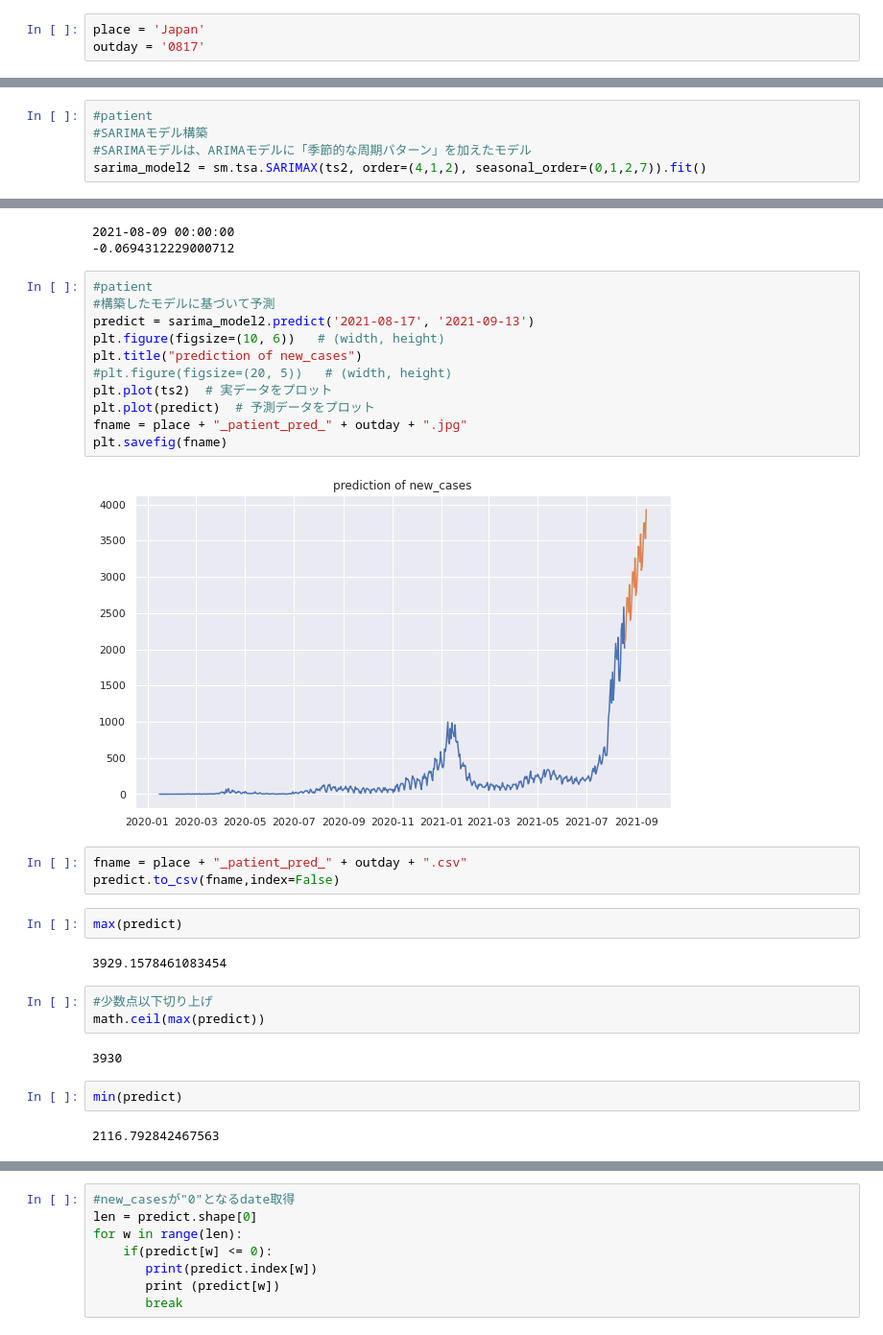
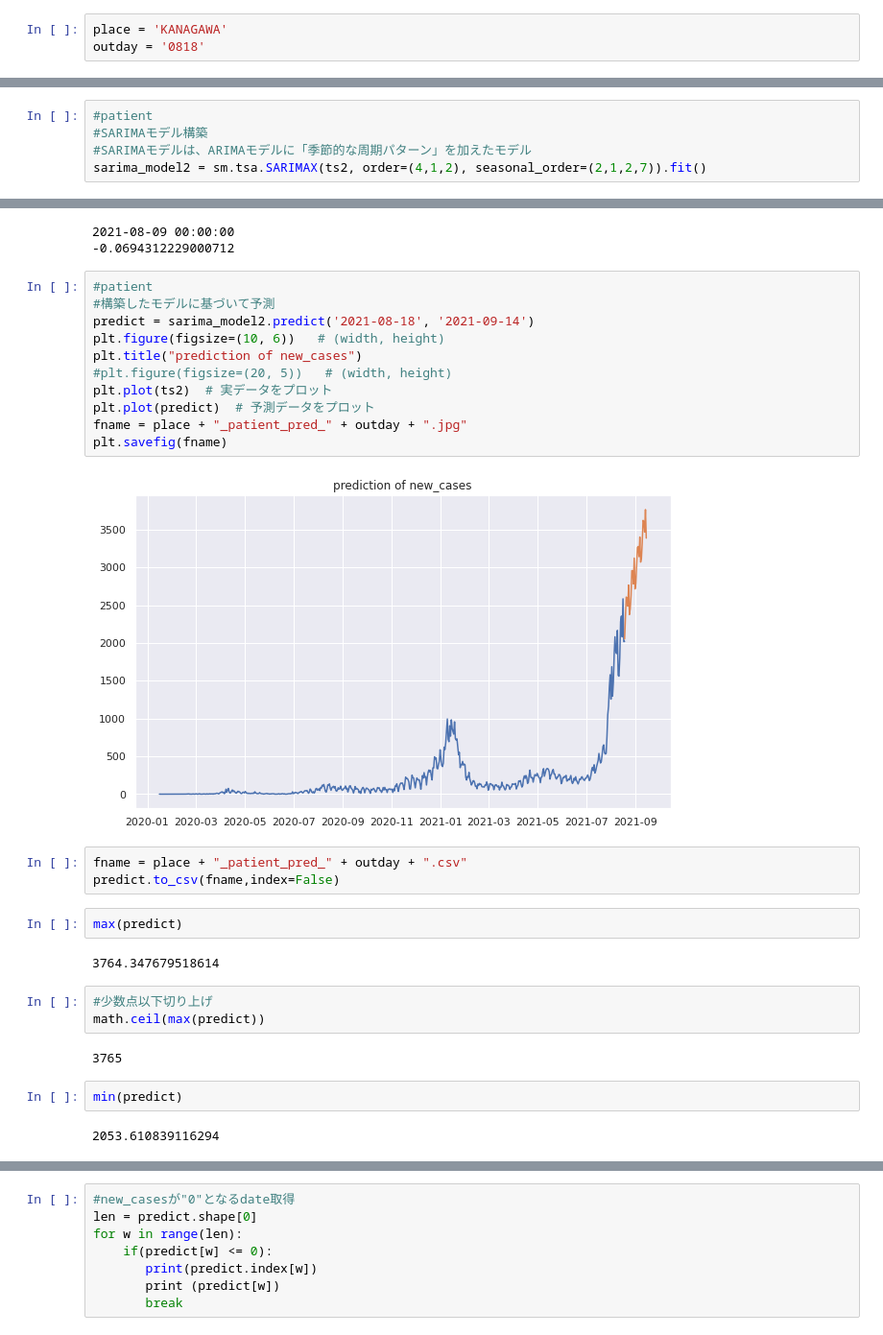
Before and after one commit to NorikoEtani/COVID-19, a Jupyter notebook: TimeLinePrediction.ipynb, the cells around one changed output, grey strips where cells are left out. Shown at 96% size. Cells and saved outputs as stored; diff of their text form.

```diff
--- a/TimeLinePrediction.ipynb
+++ b/TimeLinePrediction.ipynb
@@ -28,8 +28,8 @@ import math
 # %% [markdown]
 **1. Data read**
 # %%
-place = 'Japan'
-outday = '0817'
+place = 'KANAGAWA'
+outday = '0818'
 # %%
 csv_fname = "/content/drive/MyDrive/TimeLineData/"+place+"_"+outday+".csv"
 # %%
@@ -500,7 +500,7 @@ sarima_model1 = sm.tsa.SARIMAX(ts1, order=(4,1,2), seasonal_order=(2,1,1,7)).fit
 #patient
 #SARIMAモデル構築
 #SARIMAモデルは、ARIMAモデルに「季節的な周期パターン」を加えたモデル
-sarima_model2 = sm.tsa.SARIMAX(ts2, order=(4,1,2), seasonal_order=(0,1,2,7)).fit()
+sarima_model2 = sm.tsa.SARIMAX(ts2, order=(4,1,2), seasonal_order=(2,1,2,7)).fit()
 # %% [markdown]
 **5. Prediction by SARIMA model**
 # %%
@@ -552,32 +552,32 @@ for w in range(len):
 # %%
 #patient
 #構築したモデルに基づいて予測
-predict = sarima_model2.predict('2021-08-17', '2021-09-13')
+predict = sarima_model2.predict('2021-08-18', '2021-09-14')
 plt.figure(figsize=(10, 6))   # (width, height)
 plt.title("prediction of new_cases")
 #plt.figure(figsize=(20, 5))   # (width, height)
 plt.plot(ts2)  # 実データをプロット
 plt.plot(predict)  # 予測データをプロット
 fname = place + "_patient_pred_" + outday + ".jpg"
 plt.savefig(fname)
 # %% [output]
-[figure, old version]
+[figure, new version]
 # %%
 fname = place + "_patient_pred_" + outday + ".csv"
 predict.to_csv(fname,index=False)
 # %%
 max(predict)
 # %% [output]
-3929.1578461083454
+3764.347679518614
 # %%
 #少数点以下切り上げ
 math.ceil(max(predict))
 # %% [output]
-3930
+3765
 # %%
 min(predict)
 # %% [output]
-2116.792842467563
+2053.610839116294
 # %%
 if ((min(predict)) <= 0):
    print("0")
```
Also changed, not shown: parts of 13 cells of this notebook, 3 other files.
